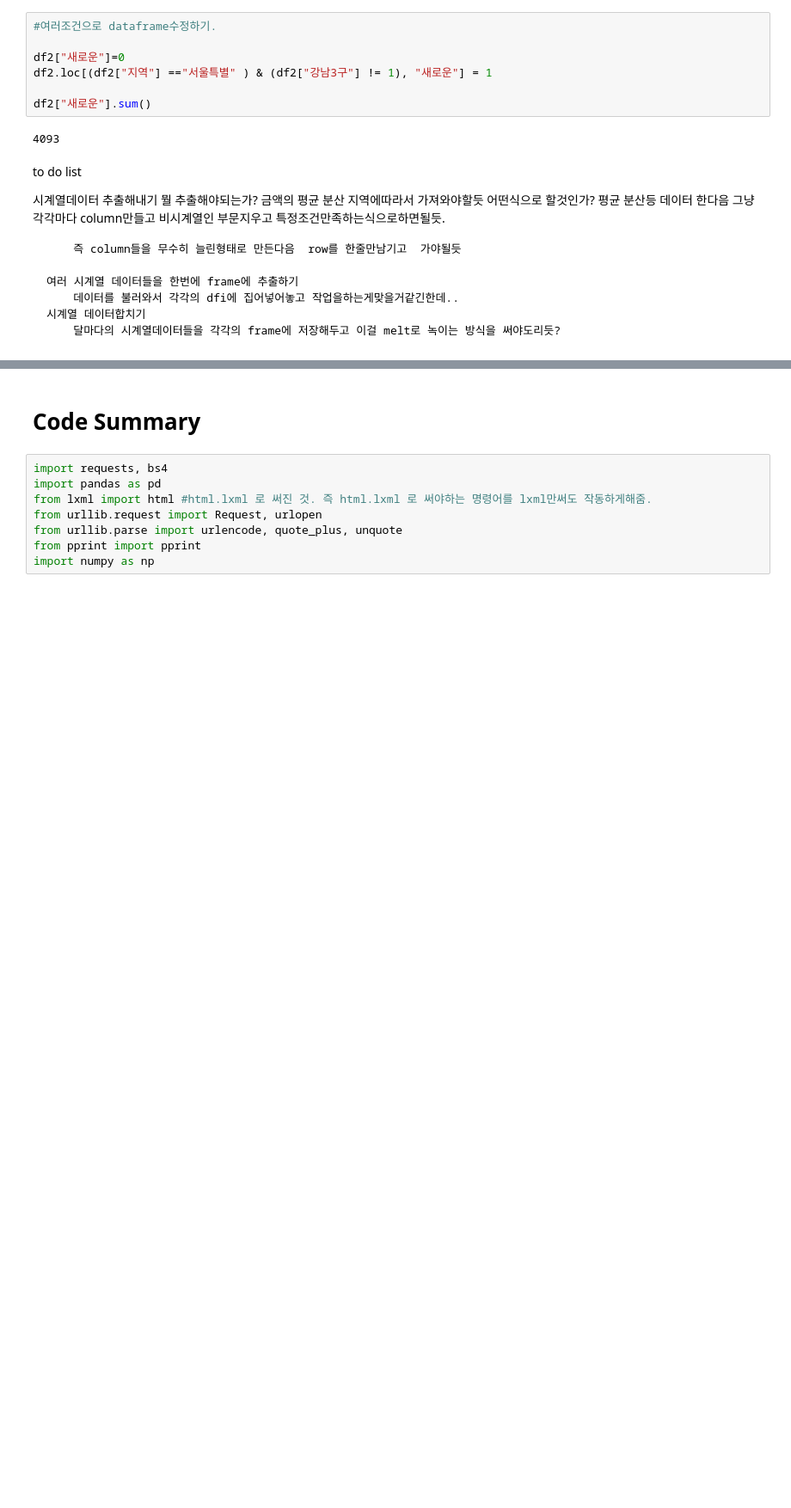
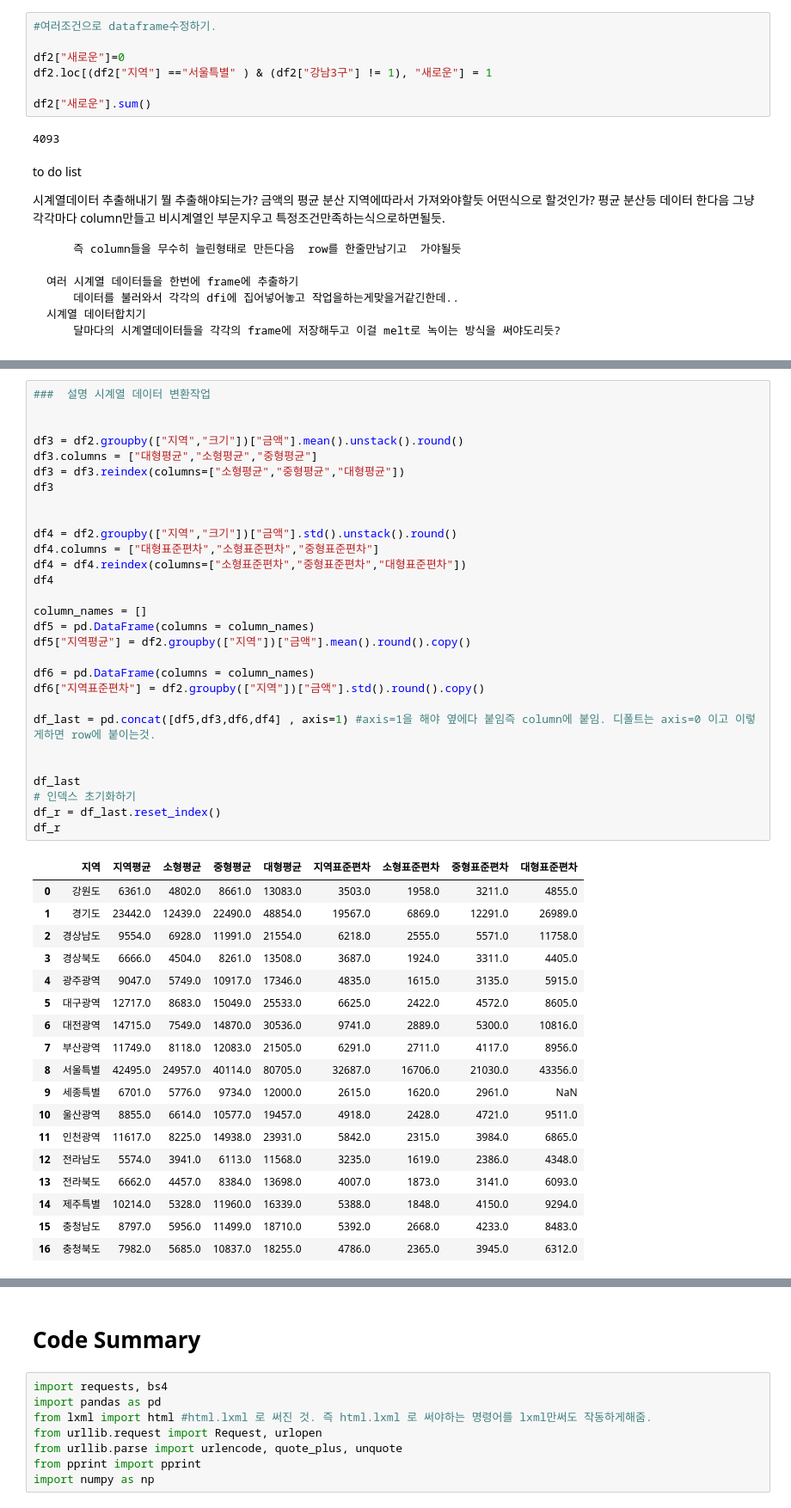
Before and after one commit to bwbw1026/apt_analysis, a Jupyter notebook: monthly.ipynb, the cells around one changed output, grey strips where cells are left out. Shown at 86% size. Saved outputs shown, nothing was run; the diff lists cells and outputs as text; blank space fills up the shorter version.

Commit message:
월별 데이터 시계열 변환작업 전처리

```diff
--- a/monthly.ipynb
+++ b/monthly.ipynb
@@ -514,0 +824,48 @@ to do list
+# %%
+###  설명 시계열 데이터 변환작업
+
+
+df3 = df2.groupby(["지역","크기"])["금액"].mean().unstack().round()
+df3.columns = ["대형평균","소형평균","중형평균"]
+df3 = df3.reindex(columns=["소형평균","중형평균","대형평균"])
+df3
+
+
+df4 = df2.groupby(["지역","크기"])["금액"].std().unstack().round()
+df4.columns = ["대형표준편차","소형표준편차","중형표준편차"]
+df4 = df4.reindex(columns=["소형표준편차","중형표준편차","대형표준편차"])
+df4
+
+column_names = []
+df5 = pd.DataFrame(columns = column_names)
+df5["지역평균"] = df2.groupby(["지역"])["금액"].mean().round().copy()
+
+df6 = pd.DataFrame(columns = column_names)
+df6["지역표준편차"] = df2.groupby(["지역"])["금액"].std().round().copy()
+
+df_last = pd.concat([df5,df3,df6,df4] , axis=1) #axis=1을 해야 옆에다 붙임즉 column에 붙임. 디폴트는 axis=0 이고 이렇게하면 row에 붙이는것.
+
+
+df_last
+# 인덱스 초기화하기
+df_r = df_last.reset_index()
+df_r
+# %% [output]
+|  | 지역 | 지역평균 | 소형평균 | 중형평균 | 대형평균 | 지역표준편차 | 소형표준편차 | 중형표준편차 | 대형표준편차 |
+| 0 | 강원도 | 6361.0 | 4802.0 | 8661.0 | 13083.0 | 3503.0 | 1958.0 | 3211.0 | 4855.0 |
+| 1 | 경기도 | 23442.0 | 12439.0 | 22490.0 | 48854.0 | 19567.0 | 6869.0 | 12291.0 | 26989.0 |
+| 2 | 경상남도 | 9554.0 | 6928.0 | 11991.0 | 21554.0 | 6218.0 | 2555.0 | 5571.0 | 11758.0 |
+| 3 | 경상북도 | 6666.0 | 4504.0 | 8261.0 | 13508.0 | 3687.0 | 1924.0 | 3311.0 | 4405.0 |
+| 4 | 광주광역 | 9047.0 | 5749.0 | 10917.0 | 17346.0 | 4835.0 | 1615.0 | 3135.0 | 5915.0 |
+| 5 | 대구광역 | 12717.0 | 8683.0 | 15049.0 | 25533.0 | 6625.0 | 2422.0 | 4572.0 | 8605.0 |
+| 6 | 대전광역 | 14715.0 | 7549.0 | 14870.0 | 30536.0 | 9741.0 | 2889.0 | 5300.0 | 10816.0 |
+| 7 | 부산광역 | 11749.0 | 8118.0 | 12083.0 | 21505.0 | 6291.0 | 2711.0 | 4117.0 | 8956.0 |
+| 8 | 서울특별 | 42495.0 | 24957.0 | 40114.0 | 80705.0 | 32687.0 | 16706.0 | 21030.0 | 43356.0 |
+| 9 | 세종특별 | 6701.0 | 5776.0 | 9734.0 | 12000.0 | 2615.0 | 1620.0 | 2961.0 | NaN |
+| 10 | 울산광역 | 8855.0 | 6614.0 | 10577.0 | 19457.0 | 4918.0 | 2428.0 | 4721.0 | 9511.0 |
+| 11 | 인천광역 | 11617.0 | 8225.0 | 14938.0 | 23931.0 | 5842.0 | 2315.0 | 3984.0 | 6865.0 |
+| 12 | 전라남도 | 5574.0 | 3941.0 | 6113.0 | 11568.0 | 3235.0 | 1619.0 | 2386.0 | 4348.0 |
+| 13 | 전라북도 | 6662.0 | 4457.0 | 8384.0 | 13698.0 | 4007.0 | 1873.0 | 3141.0 | 6093.0 |
+| 14 | 제주특별 | 10214.0 | 5328.0 | 11960.0 | 16339.0 | 5388.0 | 1848.0 | 4150.0 | 9294.0 |
+| 15 | 충청남도 | 8797.0 | 5956.0 | 11499.0 | 18710.0 | 5392.0 | 2668.0 | 4233.0 | 8483.0 |
+| 16 | 충청북도 | 7982.0 | 5685.0 | 10837.0 | 18255.0 | 4786.0 | 2365.0 | 3945.0 | 6312.0 |
```
Also changed, not shown: parts of 20 cells of this notebook.
